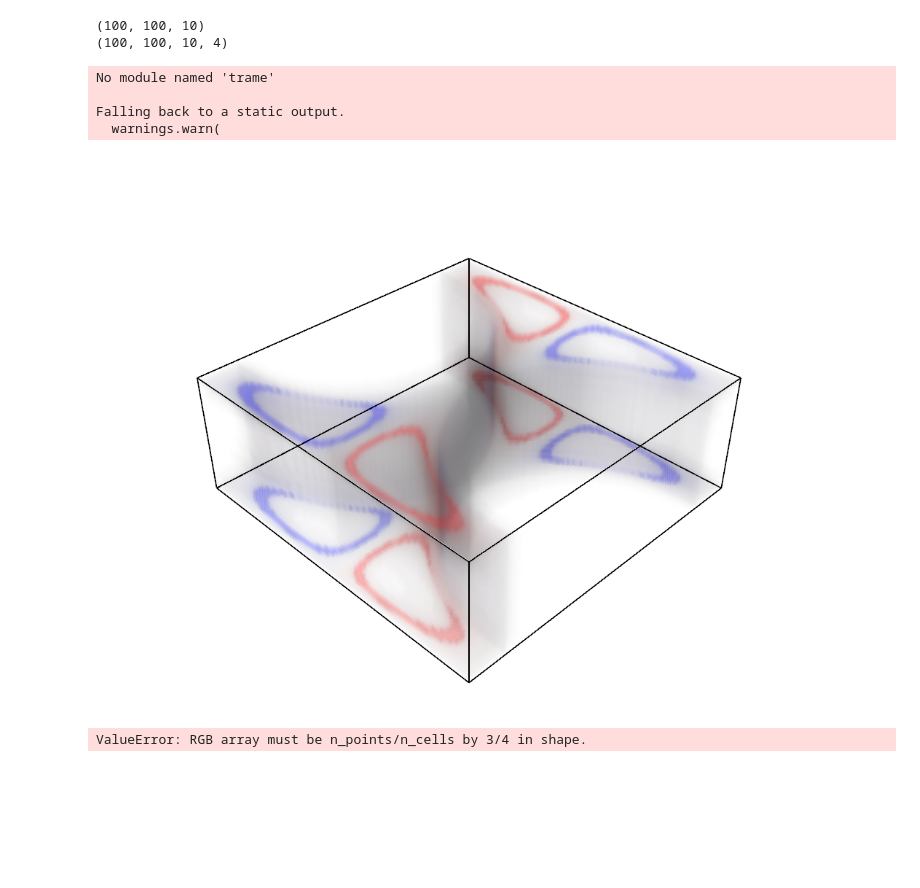
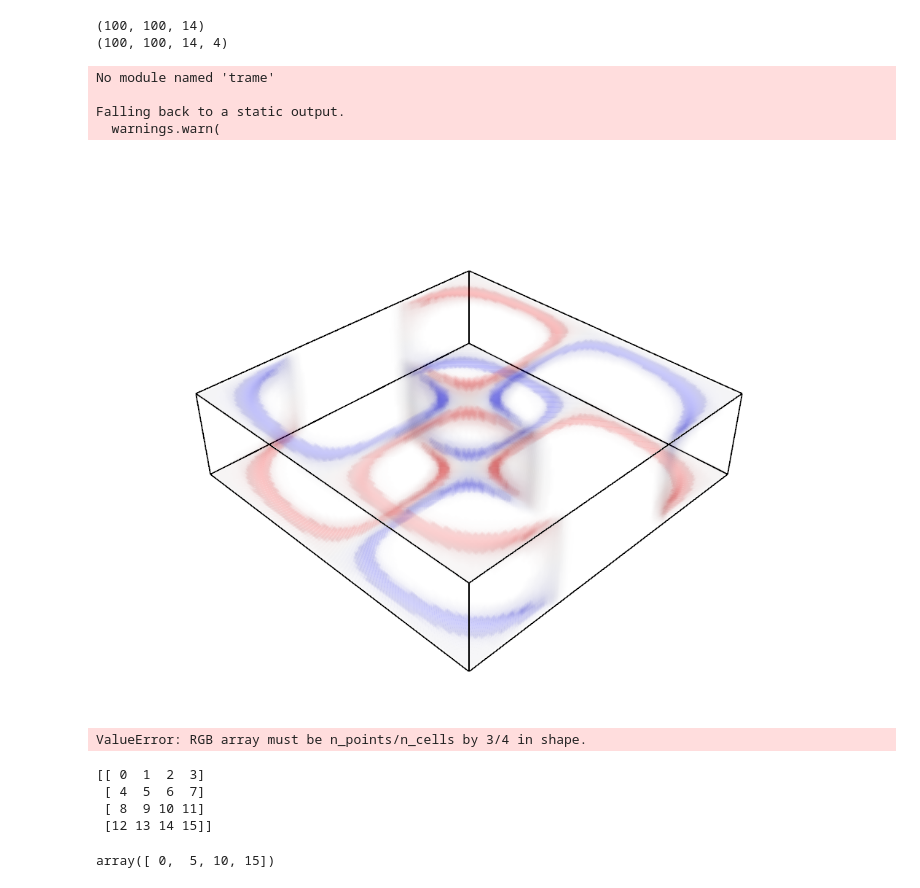
Before and after one commit to dpreuo/alter_surf, a Jupyter notebook: analysis/plotting3D.ipynb, the cells around one changed output. Saved outputs shown, nothing was run; the diff lists cells and outputs as text; code cells hidden in the pictures; blank space fills up the shorter version.

```diff
--- a/analysis/plotting3D.ipynb
+++ b/analysis/plotting3D.ipynb
@@ -180,17 +181,17 @@ from matplotlib import cm
 # spin_spectral_density: the scalar field you want to color by (float)
 # spectral_density: the second array that controls per-voxel opacity (float, >=0)
 # Here I create example arrays. Replace with your real arrays.
-field_color = np.moveaxis(spin_spectral_density[::2], 0, -1)  # example in [-0.2,0.2]
-weights = np.moveaxis(spectral_density[::2], 0, -1)
+field_color = np.moveaxis(spin_spectral_density, 0, -1)  # example in [-0.2,0.2]
+weights = np.moveaxis(spectral_density, 0, -1)
 
 
 #blur the data a bit
 from scipy.ndimage import gaussian_filter
-#field_color = gaussian_filter(field_color, sigma=0.5)
-# alpha_src = gaussian_filter(alpha_src, sigma=0.5)
+field_color = gaussian_filter(field_color, sigma=1)
+weights = gaussian_filter(weights, sigma=0.5)
 
 weights /= weights.max()  # normalize to [0,1]
-weights = weights**0.3 *1.2 #scale to enhance contrast
+weights = weights**0.8 *2 #scale to enhance contrast
 
 (nx, ny, nz) = field_color.shape
 print((nx, ny, nz))
@@ -230,37 +231,37 @@ rgba_uint8 = (np.clip(rgba, 0.0, 1.0) * 255).astype(np.uint8) #convert to uint8
 grid = pv.ImageData()
 grid.dimensions = np.array(field_color.shape)  # (nx, ny, nz)
 grid.origin = (-1, -1, -1)
-grid.spacing = (2.0 / nx, 2.0 / ny, 2.0 / nx*4) #use nx instead of nz
+grid.spacing = (2.0 / nx, 2.0 / ny, 2.0 / nx*2) #use nx instead of nz
 
 # Flatten to (n_points, 4) and assign
 print(rgba_uint8.shape)
 grid.point_data["RGB"] = rgba_uint8[..., :3].reshape((-1, 3), order="F") # Assign as point data (unsigned byte RGBA)
 grid.point_data["RGBA"] = rgba_uint8.reshape((-1, 4), order="F") # Assign as point data (unsigned byte RGBA)
 grid.set_active_scalars("RGBA")  # mark as active scalars
 
 
 
 #RGBA version using alpha
 
 
 
 # ----------------------------
 # Render: use add_volume with rgb=True (preferred) or fallback
 # ----------------------------
 p = pv.Plotter()
 p.add_volume(grid, scalars="RGBA", shade=False)
 
 
 p.add_mesh(grid.outline(), color="black", line_width=2)
 p.show()  # or p.show(screenshot="out.png") to save an image
 # %% [output]
-(100, 100, 10)
-(100, 100, 10, 4)
+(100, 100, 14)
+(100, 100, 14, 4)
 No module named 'trame'
 
 Falling back to a static output.
   warnings.warn(
-[figure, old version]
+[figure, new version]
 # %%
 iso = grid.contour(isosurfaces=[0.0])   # or any value(s)
 p = pv.Plotter()
@@ -268,3 +269,15 @@ p.add_mesh(iso, rgb=True)
 p.show()
 # %% [output]
 ValueError: RGB array must be n_points/n_cells by 3/4 in shape.
+# %%
+x = np.arange(16).reshape(4,4)
+
+print(x)
+
+x[range(4),range(4)]
+# %% [output]
+[[ 0  1  2  3]
+ [ 4  5  6  7]
+ [ 8  9 10 11]
+ [12 13 14 15]]
+array([ 0,  5, 10, 15])
```
Also changed, not shown: parts of 4 cells of this notebook, 33 other files.
